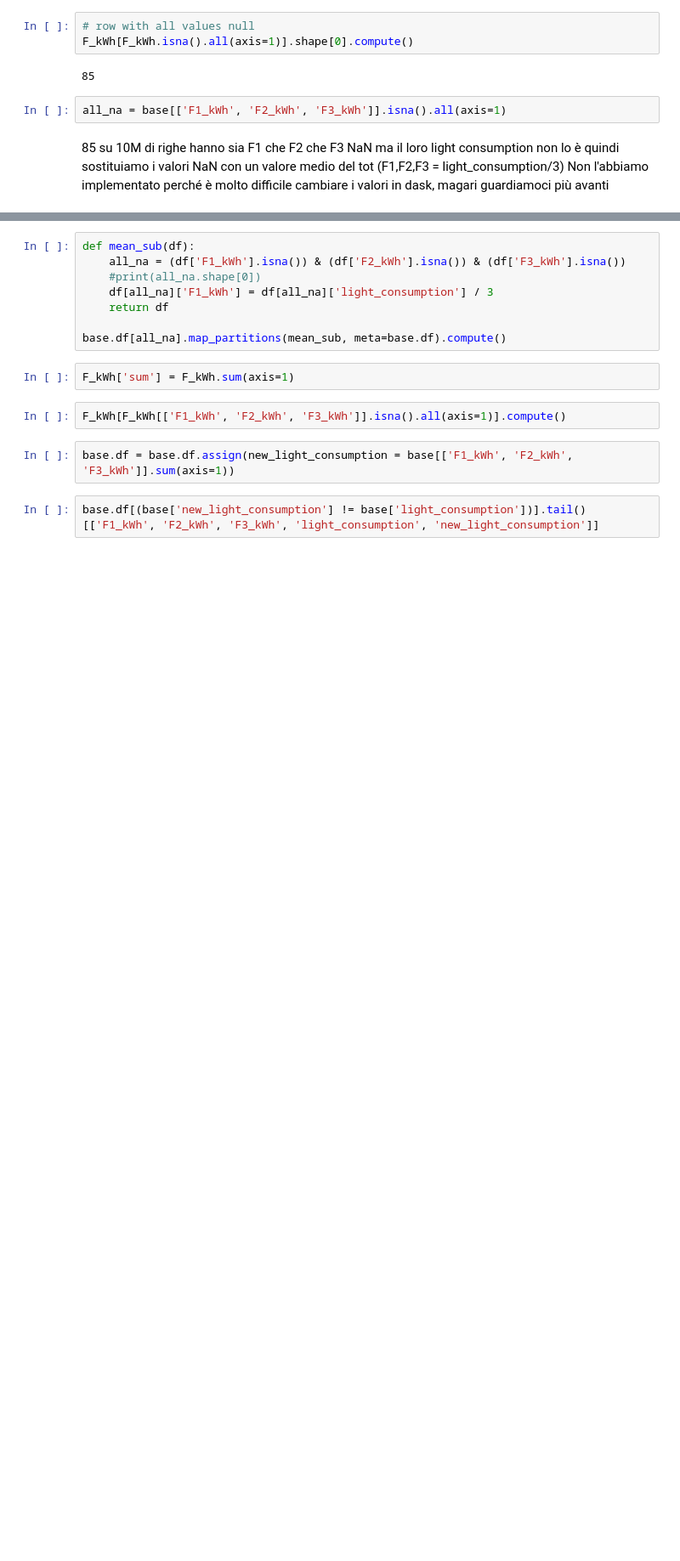
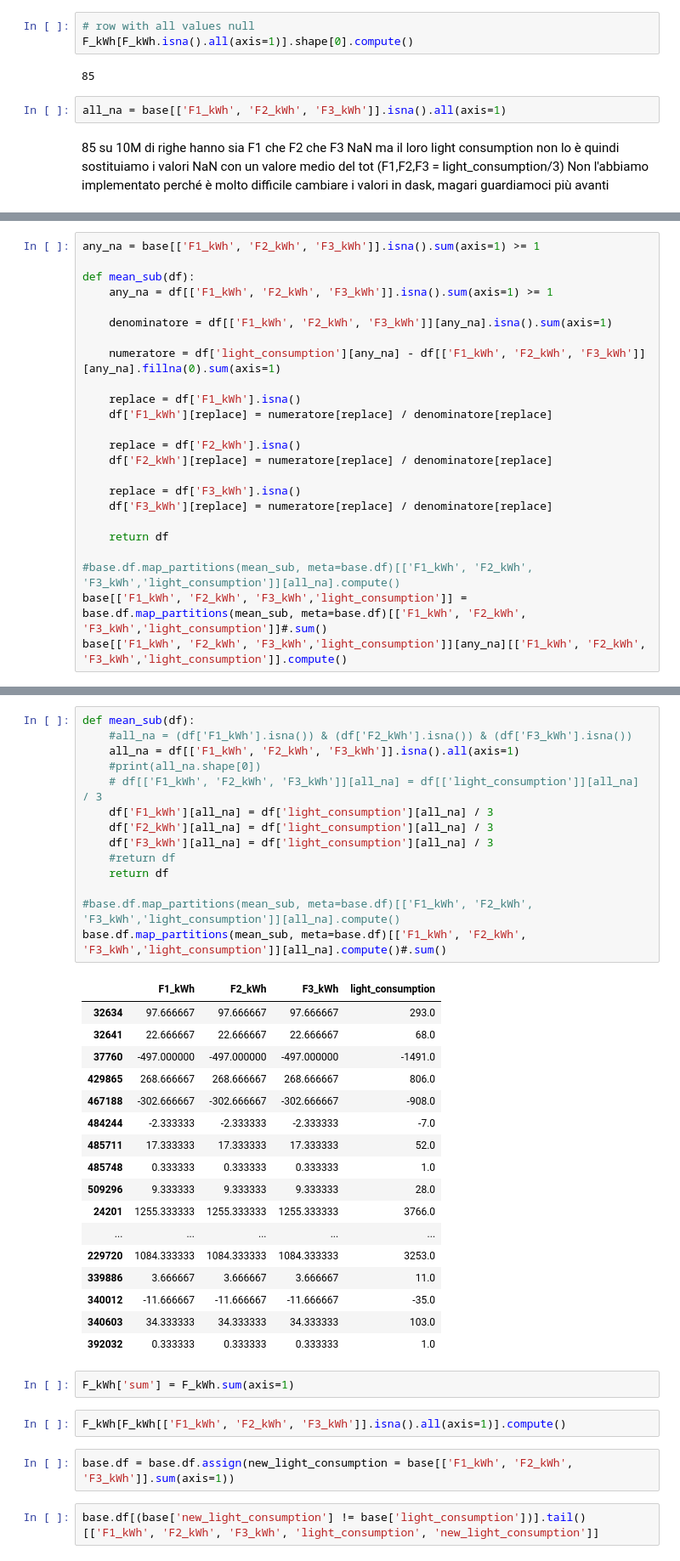
Before and after one commit to Il-Pela/BDMG-Project, a Jupyter notebook: Pelacani.ipynb, the cells around one changed output, grey strips where cells are left out. Shown: that part at 85% size. Saved outputs shown, nothing was run; the diff lists cells and outputs as text; blank space fills up the shorter version.

```diff
--- a/Pelacani.ipynb
+++ b/Pelacani.ipynb
@@ -1015,0 +1114,24 @@ Non l'abbiamo implementato perché è molto difficile cambiare i valori in dask,
+# %%
+any_na = base[['F1_kWh', 'F2_kWh', 'F3_kWh']].isna().sum(axis=1) >= 1
+
+def mean_sub(df):
+    any_na = df[['F1_kWh', 'F2_kWh', 'F3_kWh']].isna().sum(axis=1) >= 1
+
+    denominatore = df[['F1_kWh', 'F2_kWh', 'F3_kWh']][any_na].isna().sum(axis=1)
+
+    numeratore = df['light_consumption'][any_na] - df[['F1_kWh', 'F2_kWh', 'F3_kWh']][any_na].fillna(0).sum(axis=1)
+
+    replace = df['F1_kWh'].isna()
+    df['F1_kWh'][replace] = numeratore[replace] / denominatore[replace]
+
+    replace = df['F2_kWh'].isna()
+    df['F2_kWh'][replace] = numeratore[replace] / denominatore[replace]
+
+    replace = df['F3_kWh'].isna()
+    df['F3_kWh'][replace] = numeratore[replace] / denominatore[replace]
+
+    return df
+
+#base.df.map_partitions(mean_sub, meta=base.df)[['F1_kWh', 'F2_kWh', 'F3_kWh','light_consumption']][all_na].compute()
+base[['F1_kWh', 'F2_kWh', 'F3_kWh','light_consumption']] = base.df.map_partitions(mean_sub, meta=base.df)[['F1_kWh', 'F2_kWh', 'F3_kWh','light_consumption']]#.sum()
+base[['F1_kWh', 'F2_kWh', 'F3_kWh','light_consumption']][any_na][['F1_kWh', 'F2_kWh', 'F3_kWh','light_consumption']].compute()
@@ -1016,11 +1152,35 @@ Non l'abbiamo implementato perché è molto difficile cambiare i valori in dask,
 # %%
 def mean_sub(df):
-    all_na = (df['F1_kWh'].isna()) & (df['F2_kWh'].isna()) & (df['F3_kWh'].isna())
+    #all_na = (df['F1_kWh'].isna()) & (df['F2_kWh'].isna()) & (df['F3_kWh'].isna())
+    all_na = df[['F1_kWh', 'F2_kWh', 'F3_kWh']].isna().all(axis=1)
     #print(all_na.shape[0])
-    df[all_na]['F1_kWh'] = df[all_na]['light_consumption'] / 3
+    # df[['F1_kWh', 'F2_kWh', 'F3_kWh']][all_na] = df[['light_consumption']][all_na] / 3
+    df['F1_kWh'][all_na] = df['light_consumption'][all_na] / 3
+    df['F2_kWh'][all_na] = df['light_consumption'][all_na] / 3
+    df['F3_kWh'][all_na] = df['light_consumption'][all_na] / 3
+    #return df
     return df
 
-base.df[all_na].map_partitions(mean_sub, meta=base.df).compute()
+#base.df.map_partitions(mean_sub, meta=base.df)[['F1_kWh', 'F2_kWh', 'F3_kWh','light_consumption']][all_na].compute()
+base.df.map_partitions(mean_sub, meta=base.df)[['F1_kWh', 'F2_kWh', 'F3_kWh','light_consumption']][all_na].compute()#.sum()
+# %% [output]
+|  | F1_kWh | F2_kWh | F3_kWh | light_consumption |
+| 32634 | 97.666667 | 97.666667 | 97.666667 | 293.0 |
+| 32641 | 22.666667 | 22.666667 | 22.666667 | 68.0 |
+| 37760 | -497.000000 | -497.000000 | -497.000000 | -1491.0 |
+| 429865 | 268.666667 | 268.666667 | 268.666667 | 806.0 |
+| 467188 | -302.666667 | -302.666667 | -302.666667 | -908.0 |
+| 484244 | -2.333333 | -2.333333 | -2.333333 | -7.0 |
+| 485711 | 17.333333 | 17.333333 | 17.333333 | 52.0 |
+| 485748 | 0.333333 | 0.333333 | 0.333333 | 1.0 |
+| 509296 | 9.333333 | 9.333333 | 9.333333 | 28.0 |
+| 24201 | 1255.333333 | 1255.333333 | 1255.333333 | 3766.0 |
+| ... | ... | ... | ... | ... |
+| 229720 | 1084.333333 | 1084.333333 | 1084.333333 | 3253.0 |
+| 339886 | 3.666667 | 3.666667 | 3.666667 | 11.0 |
+| 340012 | -11.666667 | -11.666667 | -11.666667 | -35.0 |
+| 340603 | 34.333333 | 34.333333 | 34.333333 | 103.0 |
+| 392032 | 0.333333 | 0.333333 | 0.333333 | 1.0 |
 # %%
 F_kWh['sum'] = F_kWh.sum(axis=1)
 # %%
```
Also changed, not shown: parts of 66 cells of this notebook.
